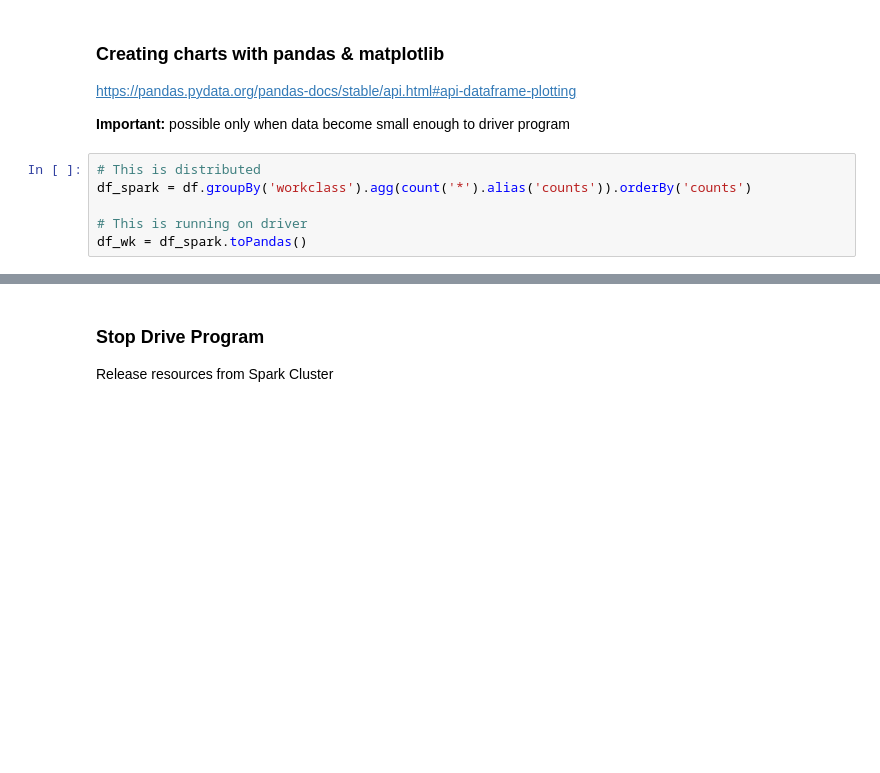
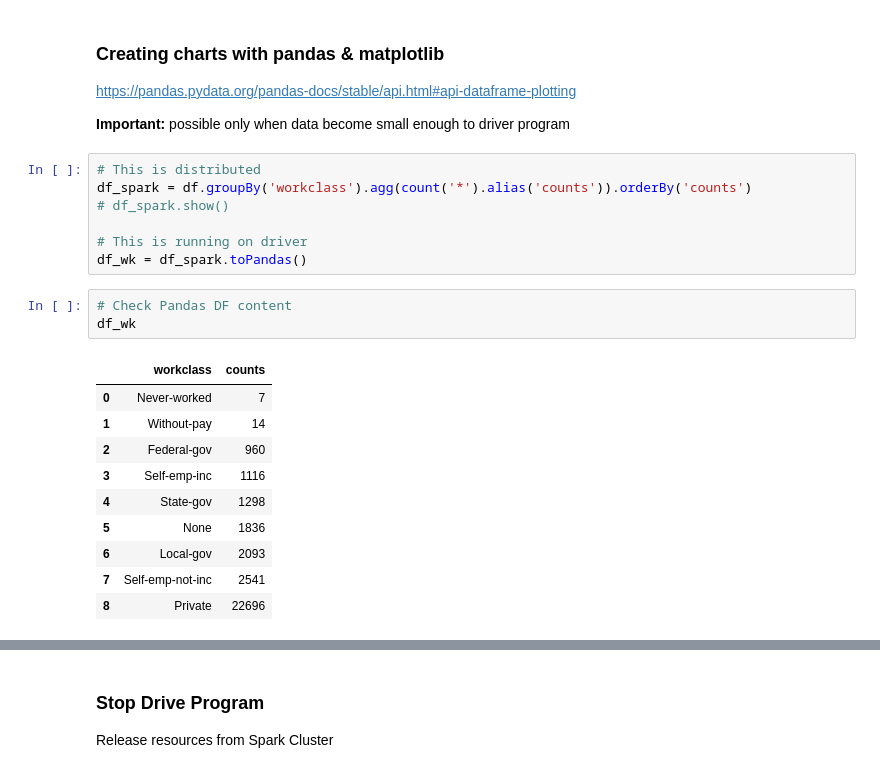
Before and after one commit to arjones/bigdata-workshop-es, a Jupyter notebook: jupyter/notebook/pyspark-dataframe-overview.ipynb, the cells around one changed output, grey strips where cells are left out. Cells and saved outputs as stored; diff of their text form; blank space fills up the shorter version.

```diff
--- a/jupyter/notebook/pyspark-dataframe-overview.ipynb
+++ b/jupyter/notebook/pyspark-dataframe-overview.ipynb
@@ -127,9 +369,24 @@ https://pandas.pydata.org/pandas-docs/stable/api.html#api-dataframe-plotting
 # %%
 # This is distributed
 df_spark = df.groupBy('workclass').agg(count('*').alias('counts')).orderBy('counts')
+# df_spark.show()
 
 # This is running on driver
 df_wk = df_spark.toPandas()
+# %%
+# Check Pandas DF content
+df_wk
+# %% [output]
+|  | workclass | counts |
+| 0 | Never-worked | 7 |
+| 1 | Without-pay | 14 |
+| 2 | Federal-gov | 960 |
+| 3 | Self-emp-inc | 1116 |
+| 4 | State-gov | 1298 |
+| 5 | None | 1836 |
+| 6 | Local-gov | 2093 |
+| 7 | Self-emp-not-inc | 2541 |
+| 8 | Private | 22696 |
 # %%
 import matplotlib.pyplot as plt
 %matplotlib inline
```
Also changed, not shown: parts of 20 cells of this notebook.
